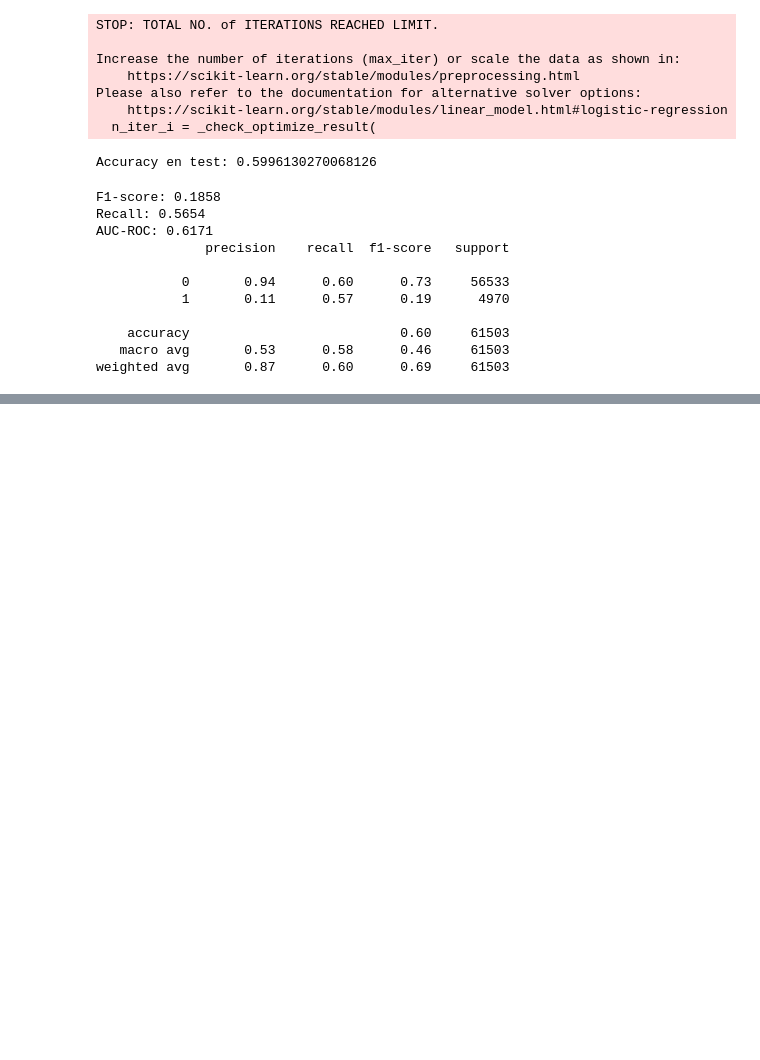
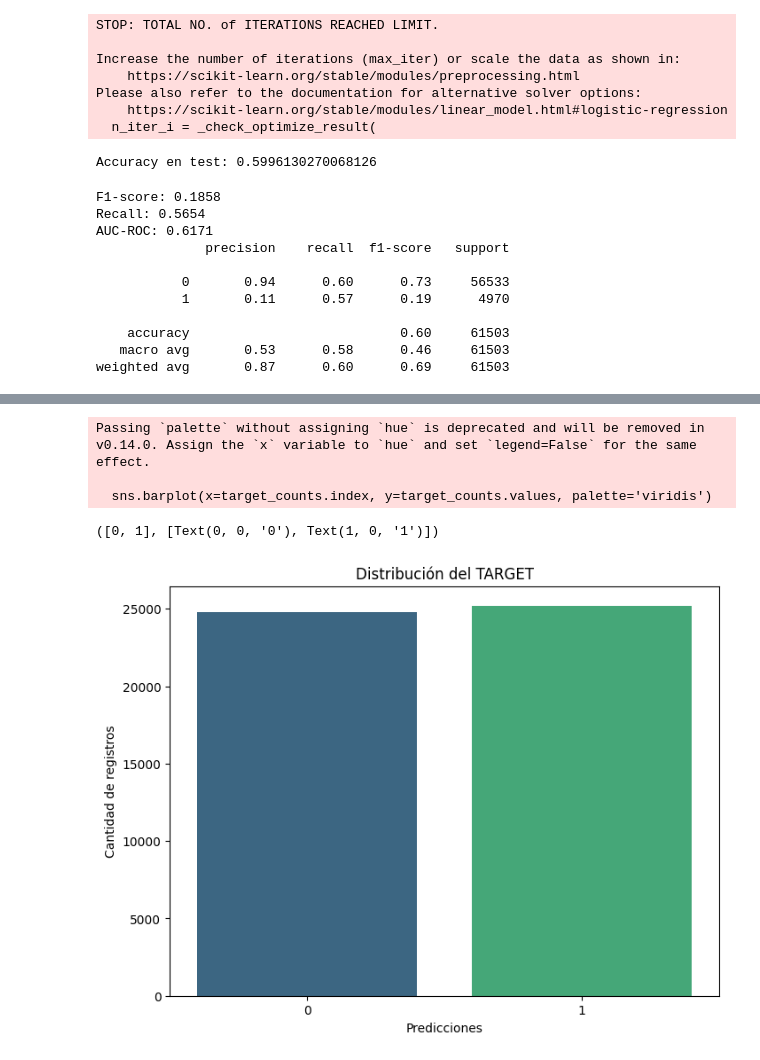
Before and after one commit to No-Country-simulation/c23-16-data, a Jupyter notebook: RF_and_stacking.ipynb, the cells around one changed output, grey strips where cells are left out. Cells and saved outputs as stored; diff of their text form; code cells hidden in the pictures; blank space fills up the shorter version.

Commit message:
Actualización modelo predictor usando Stacking

```diff
--- a/RF_and_stacking.ipynb
+++ b/RF_and_stacking.ipynb
@@ -281,6 +281,9 @@ from imblearn.over_sampling import SMOTE
 # Solo se aplica SMOTE a los datos de entrenamietno:
 smote = SMOTE(sampling_strategy='auto', random_state=1)
 X_train_resampled, y_train_resampled = smote.fit_resample(X_train, y_train)
+
+X_train_resampled = pd.DataFrame(X_train_resampled, columns=X_train.columns)
+
 #Veamos cuán parejos están nuestros datos ahora:
 print(pd.Series(y_train_resampled).value_counts())
 # %% [output]
@@ -349,3 +352,10 @@ weighted avg       0.87      0.60      0.69     61503
 Alta recall, baja precisión ---> el modelo detecta bien la clase 1, pero con muchos falsos positivos.
 Baja AUC-ROC (0.6171) ---> Indica que el modelo apenas supera el azar.
 '''
+#Vamos a seleccionar las features mas infuyentes del modelo:
+
+coef = stack.final_estimator_.coef_[0]
+
+coef_dict = dict(zip(X_train_resampled.columns, stack.final_estimator_.coef_[0]))
+for col, coef in coef_dict.items():
+    print(f"Columna: {col}, Coeficiente: {coef}")
@@ -351,0 +383,11 @@ Baja AUC-ROC (0.6171) ---> Indica que el modelo apenas supera el azar.
+# %%
+#Creamos un nuevo cliente a partir de los valores obtenidos en el DF:
+random_data = {}
+
+for col in df_train.columns:
+       # Generamos un valor aleatorio entre el mínimo y máximo de esa columna
+        min_val, max_val = df_train[col].min(), df_train[col].max()
+        random_data[col] = np.random.randint(min_val, max_val+1, size=50000)
+
+df_random = pd.DataFrame(random_data)
+df_random.head()
@@ -351,0 +402,9 @@ Baja AUC-ROC (0.6171) ---> Indica que el modelo apenas supera el azar.
+# %%
+# Realizamos la predicción con el modelo de Stacking
+#y_pred_random = stack.predict(df_random)
+df_random = df_random.drop(columns='TARGET')
+
+# Ahora puedes hacer la predicción
+y_pred_random = stack.predict(df_random)
+df_random['Prediction'] = y_pred_random
+df_random.head()
@@ -351,0 +419,19 @@ Baja AUC-ROC (0.6171) ---> Indica que el modelo apenas supera el azar.
+# %%
+import seaborn as sns
+target_counts = df_random['Prediction'].value_counts()
+
+# Creamos un gráfico de barras
+plt.figure(figsize=(8, 6))
+sns.barplot(x=target_counts.index, y=target_counts.values, palette='viridis')
+
+# Añadimos título y etiquetas
+plt.title('Distribución del TARGET')
+plt.xlabel('Predicciones')
+plt.ylabel('Cantidad de registros')
+plt.xticks(rotation=0)
+# %% [output]
+Passing `palette` without assigning `hue` is deprecated and will be removed in v0.14.0. Assign the `x` variable to `hue` and set `legend=False` for the same effect.
+
+  sns.barplot(x=target_counts.index, y=target_counts.values, palette='viridis')
+([0, 1], [Text(0, 0, '0'), Text(1, 0, '1')])
+[figure, added]
```
Also changed, not shown: parts of 4 cells of this notebook, 1 other file.
